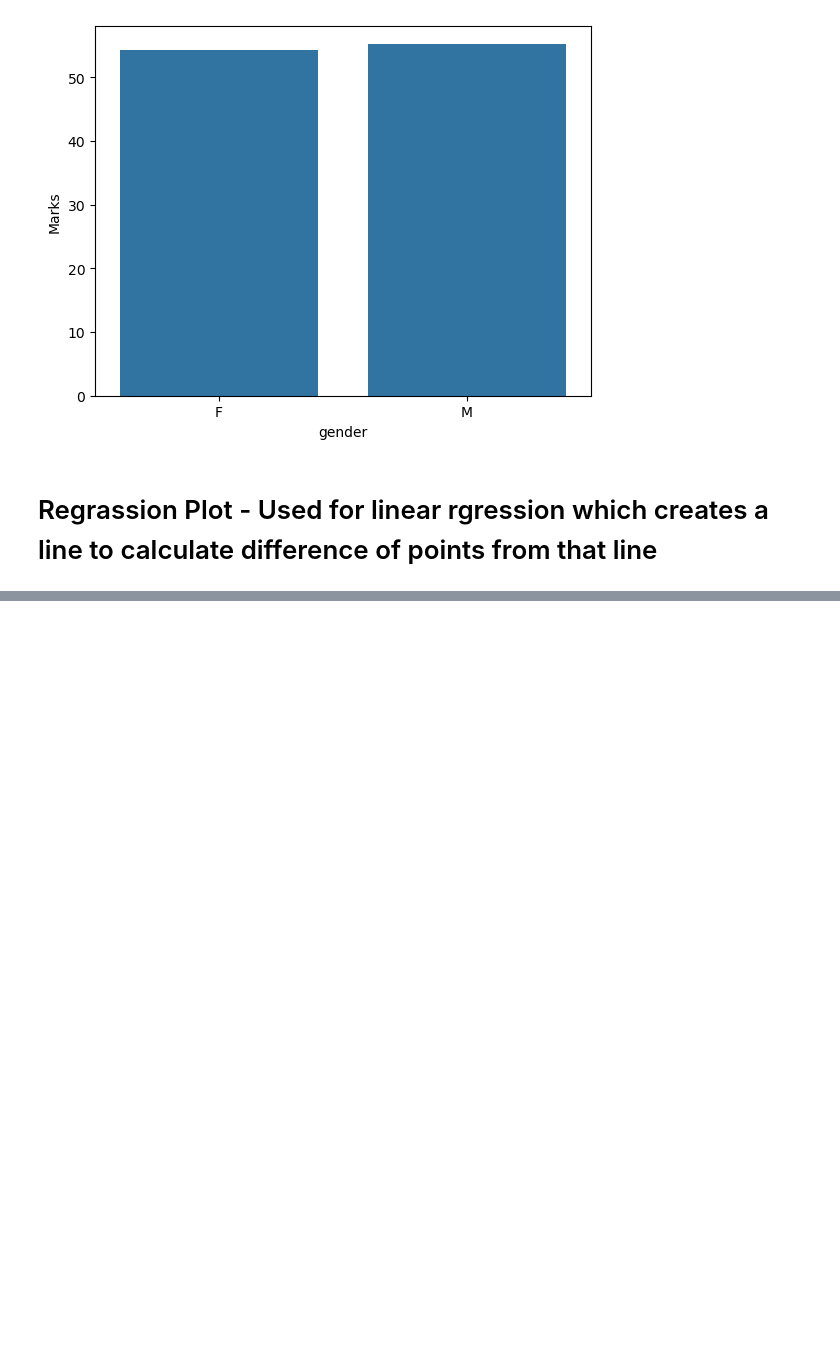
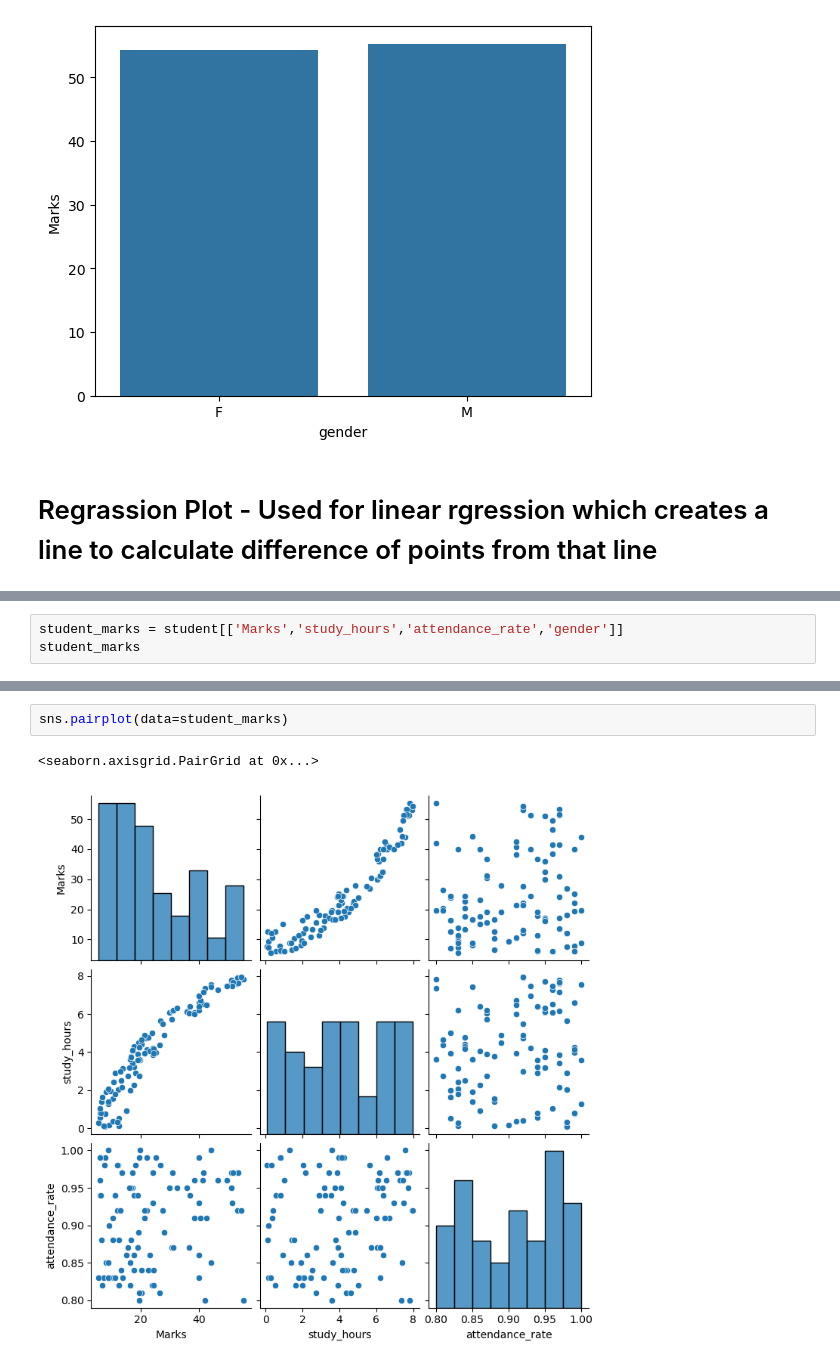
Before and after one commit to msanimfarhan/AI-ML-Practice-Modules-, a Jupyter notebook: Module-14.ipynb, the cells around one changed output, grey strips where cells are left out. Saved outputs shown, nothing was run; the diff lists cells and outputs as text; blank space fills up the shorter version.

```diff
--- a/Module-14.ipynb
+++ b/Module-14.ipynb
@@ -225,0 +256,3 @@ sns.barplot(data=student,x='gender',y='Marks',errorbar=None, estimator=np.max)
+# %%
+student_marks = student[['Marks','study_hours','attendance_rate','gender']]
+student_marks
@@ -225,0 +273,5 @@ sns.barplot(data=student,x='gender',y='Marks',errorbar=None, estimator=np.max)
+# %%
+sns.pairplot(data=student_marks)
+# %% [output]
+<seaborn.axisgrid.PairGrid at 0x...>
+[figure, added]
```
Also changed, not shown: parts of 10 cells of this notebook.
